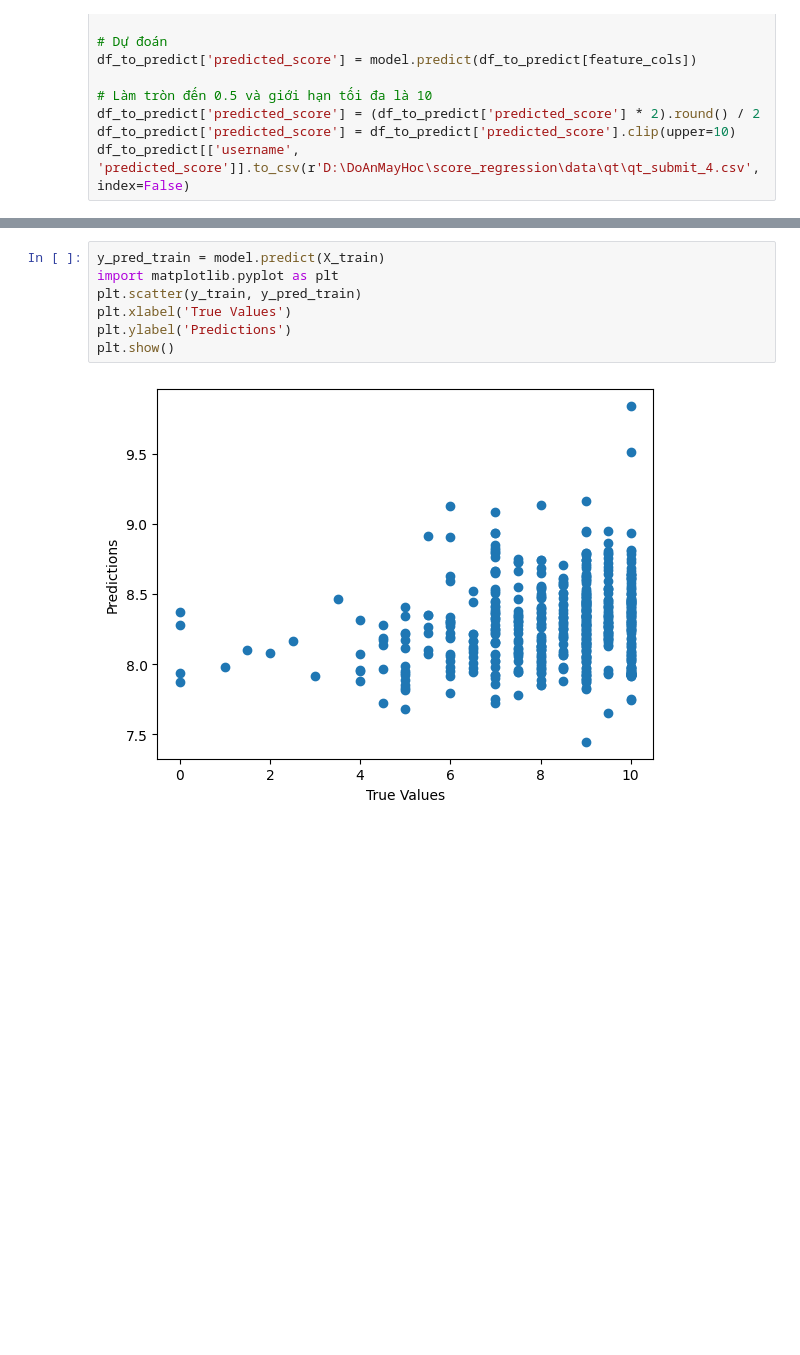
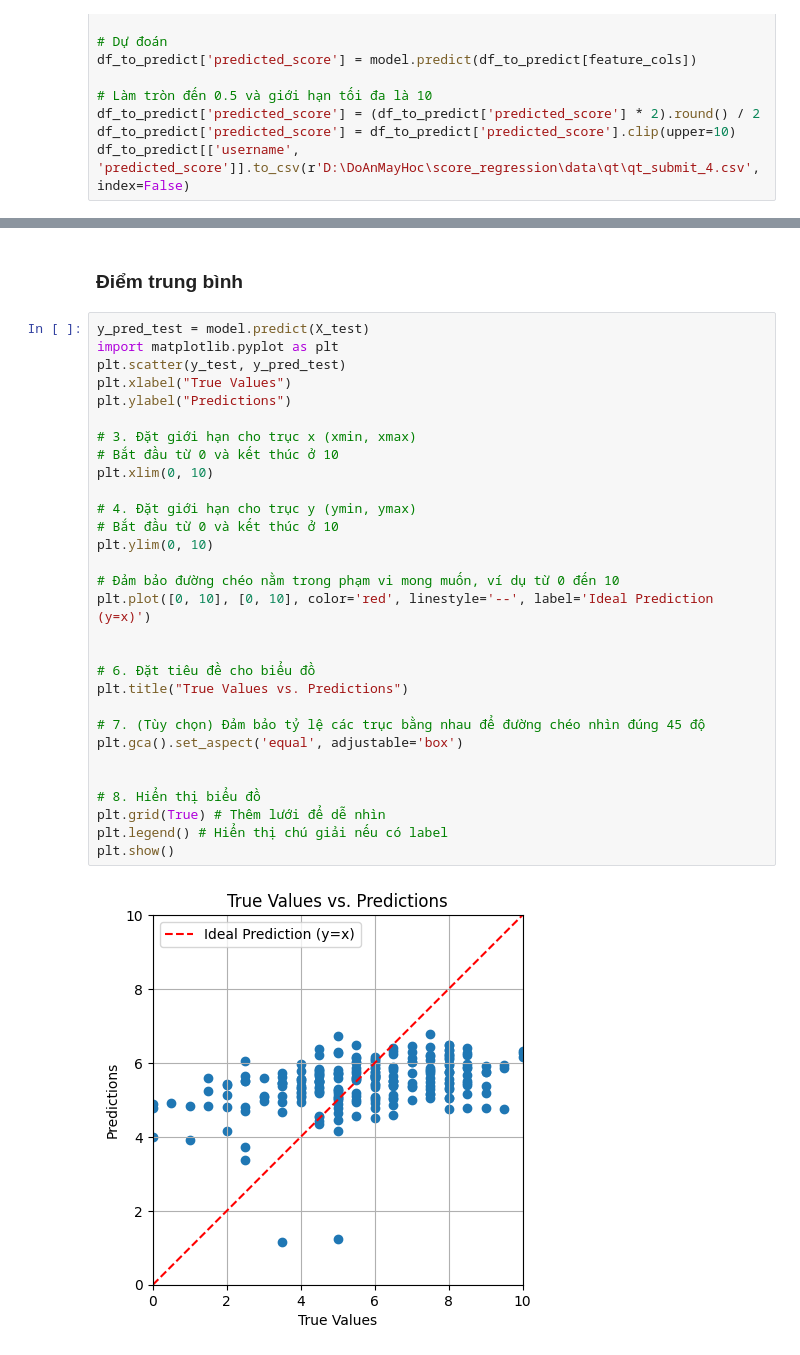
Before and after one commit to VoAnKhoi2005/CS114.P21_project, a Jupyter notebook: score_regression/code/score_regression.ipynb, the cells around one changed output, grey strips where cells are left out. Drawn from its saved outputs; the diff is of its cells as text; blank space fills up the shorter version.

Commit message:
Pred TH and CK

```diff
--- a/score_regression/code/score_regression.ipynb
+++ b/score_regression/code/score_regression.ipynb
@@ -137,9 +285,34 @@ df_to_predict[['username', 'predicted_score']].to_csv(r'D:\DoAnMayHoc\score_regr
+# %% [markdown]
+### Điểm trung bình
 # %%
-y_pred_train = model.predict(X_train)
+y_pred_test = model.predict(X_test)
 import matplotlib.pyplot as plt
-plt.scatter(y_train, y_pred_train)
-plt.xlabel('True Values')
-plt.ylabel('Predictions')
+plt.scatter(y_test, y_pred_test)
+plt.xlabel("True Values")
+plt.ylabel("Predictions")
+
+# 3. Đặt giới hạn cho trục x (xmin, xmax)
+# Bắt đầu từ 0 và kết thúc ở 10
+plt.xlim(0, 10)
+
+# 4. Đặt giới hạn cho trục y (ymin, ymax)
+# Bắt đầu từ 0 và kết thúc ở 10
+plt.ylim(0, 10)
+
+# Đảm bảo đường chéo nằm trong phạm vi mong muốn, ví dụ từ 0 đến 10
+plt.plot([0, 10], [0, 10], color='red', linestyle='--', label='Ideal Prediction (y=x)')
+
+
+# 6. Đặt tiêu đề cho biểu đồ
+plt.title("True Values vs. Predictions")
+
+# 7. (Tùy chọn) Đảm bảo tỷ lệ các trục bằng nhau để đường chéo nhìn đúng 45 độ
+plt.gca().set_aspect('equal', adjustable='box')
+
+
+# 8. Hiển thị biểu đồ
+plt.grid(True) # Thêm lưới để dễ nhìn
+plt.legend() # Hiển thị chú giải nếu có label
 plt.show()
 # %% [output]
-[figure, old version]
+[figure, new version]
```
Also changed, not shown: parts of 10 cells of this notebook, 9 other files.
